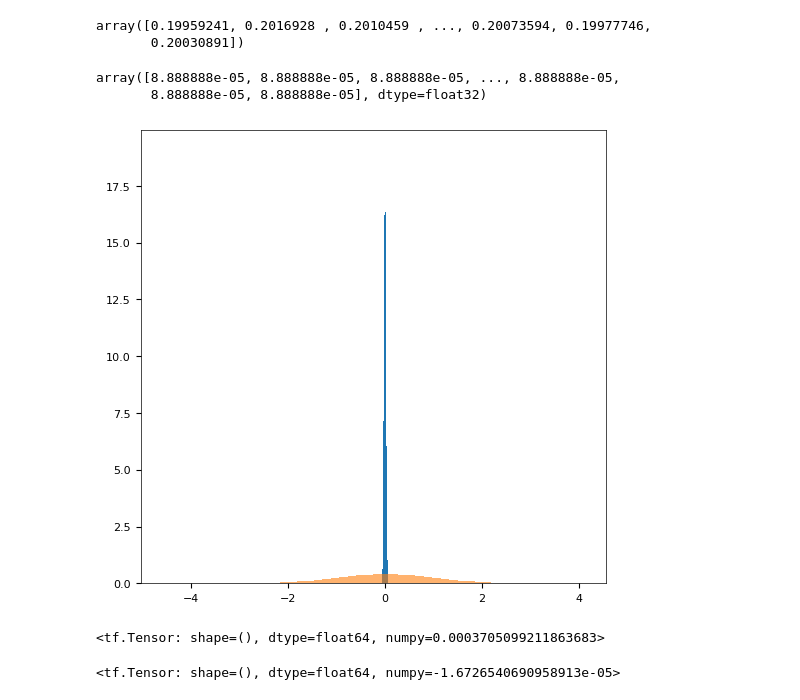
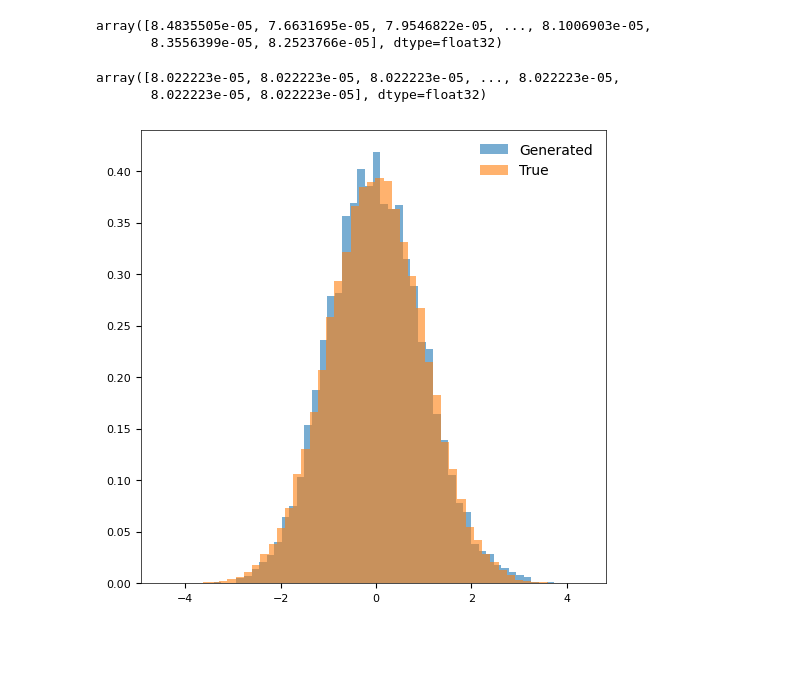
Before and after one commit to phillipmurray/DL_integrated_variance, a Jupyter notebook: notebooks/GAN_Notebooks/ConstantVol_GAN.ipynb, the cells around one changed output. Saved outputs shown, nothing was run; the diff lists cells and outputs as text; code cells hidden in the pictures; blank space fills up the shorter version.

```diff
--- a/notebooks/GAN_Notebooks/ConstantVol_GAN.ipynb
+++ b/notebooks/GAN_Notebooks/ConstantVol_GAN.ipynb
@@ -14,9 +14,9 @@ import seaborn as sns
 import matplotlib.pyplot as plt
 set_plot_params()
 # %%
-N_paths = 10016
+N_paths = 100000
 total_timesteps = 60*60*7.5 #1 second data
 n_timesteps = 60 #train at 1 min interval
 
-vol_model = ConstantVol(sigma=0.2)
+vol_model = ConstantVol(sigma=0.19)
 spots, vols = vol_model.generate(N_paths, total_timesteps, n_timesteps, reshape_for_rnn=True)
@@ -29,6 +23,6 @@ to those of the standard normal. We set $k=4$ and train using the $L1$ norm. We
 # %%
-generator = FFNetwork(n_layers=2, h_dims=32, loss=None, lr=0.00000001)
-discriminator = FFNetwork(n_layers=2, h_dims=32, loss=None, lr=0.000002)
+generator = FFNetwork(n_layers=3, h_dims=32, loss=None, batch_norm = True, lr=0.00001)
+discriminator = FFNetwork(n_layers=3, h_dims=32, loss=None,  batch_norm = True, lr=0.00002)
 # %%
 gan = IVGan(discriminator, generator)
 # %%
@@ -55,22 +66,21 @@ plt.plot(result['generator_loss'])
 # %%
-spots, vols = vol_model.generate(10000, total_timesteps, n_timesteps)
-iv = generator.predict_iv(spots)
-true_iv = np.sum(vols**2/total_timesteps, axis=1)
+spots_test, vols_test = vol_model.generate(10000, total_timesteps, n_timesteps)
+iv = generator.predict_iv(spots_test)
+true_iv = np.sum(vols_test**2/total_timesteps, axis=1)
 # %%
 iv
 # %% [output]
-array([0.19959241, 0.2016928 , 0.2010459 , ..., 0.20073594, 0.19977746,
-       0.20030891])
+array([8.4835505e-05, 7.6631695e-05, 7.9546822e-05, ..., 8.1006903e-05,
+       8.3556399e-05, 8.2523766e-05], dtype=float32)
 # %%
 true_iv
 # %% [output]
-array([8.888888e-05, 8.888888e-05, 8.888888e-05, ..., 8.888888e-05,
-       8.888888e-05, 8.888888e-05], dtype=float32)
+array([8.022223e-05, 8.022223e-05, 8.022223e-05, ..., 8.022223e-05,
+       8.022223e-05, 8.022223e-05], dtype=float32)
 # %%
-plt.hist((spots[:,-1] - spots[:,0])/np.sqrt(iv), bins=50, density=True)
-#plt.hist((spots[:,-1] - spots[:,0])/np.sqrt(np.squeeze(true_iv)), bins=50, density=True)
-
-plt.hist(np.random.normal(size=100000), bins=50, alpha=0.6, density=True)
+plt.hist((spots_test[:,-1] - spots_test[:,0])/np.sqrt(iv),alpha=0.6,bins=50, density=True,label="Generated")
+plt.hist(np.random.normal(size=N_paths), bins=50, alpha=0.6, density=True,label="True")
+plt.legend()
 plt.show()
 # %% [output]
-[figure, old version]
+[figure, new version]
@@ -79,8 +86,0 @@ z = (spots[:,-1,0] - spots[:,0,0])/np.sqrt(np.squeeze(true_ivs))
-# %%
-RBFMMDLoss()(spots[:,-1,0] - spots[:,0,0], np.squeeze(true_ivs))
-# %% [output]
-<tf.Tensor: shape=(), dtype=float64, numpy=0.0003705099211863683>
-# %%
-RBFMMDLoss()(spots[:,-1,0] - spots[:,0,0], iv)
-# %% [output]
-<tf.Tensor: shape=(), dtype=float64, numpy=-1.6726540690958913e-05>
```
Also changed, not shown: parts of 8 cells of this notebook.
